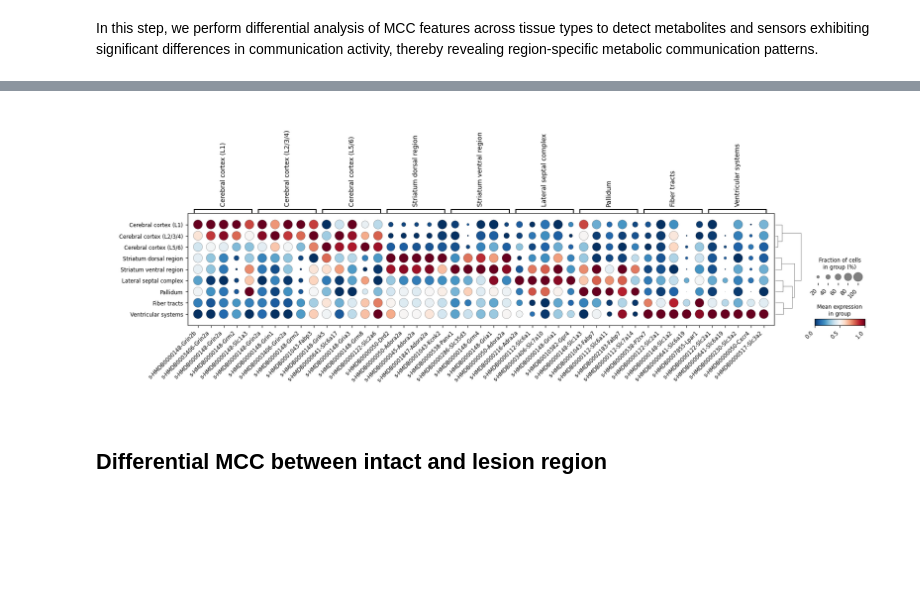
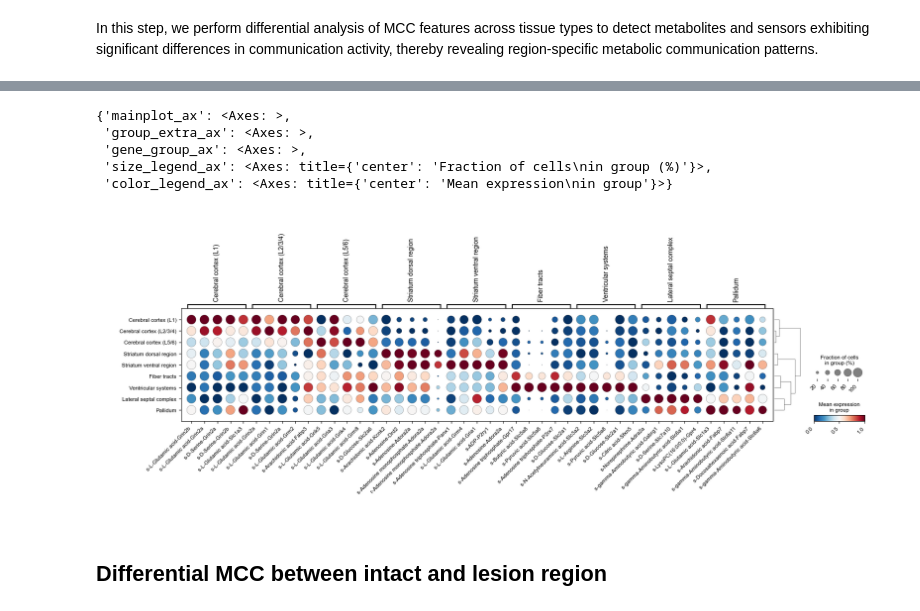
Before and after one commit to SonghaoLuo/MetaChat, a Jupyter notebook: docs/real_data/1_mouse_brain_parkinson/1.2_mouse_brain_parkinson_comparasion.ipynb, the cells around one changed output, grey strips where cells are left out. Saved outputs shown, nothing was run; the diff lists cells and outputs as text; code cells hidden in the pictures; blank space fills up the shorter version.

```diff
--- a/docs/real_data/1_mouse_brain_parkinson/1.2_mouse_brain_parkinson_comparasion.ipynb
+++ b/docs/real_data/1_mouse_brain_parkinson/1.2_mouse_brain_parkinson_comparasion.ipynb
@@ -102,18 +104,17 @@ adata_MCC_key.obs['tissue_type'] = adata.obs['tissue_type'].copy()
 sc.tl.rank_genes_groups(adata_MCC_key, groupby="tissue_type", method="t-test_overestim_var")
 DEG_result = sc.get.rank_genes_groups_df(adata_MCC_key, group=None, pval_cutoff=0.05, log2fc_min=1)
 # %%
-dp = sc.pl.rank_genes_groups_dotplot(
+# `mc.pl.plot_rank_MCC_dotplot` wraps `sc.pl.rank_genes_groups_dotplot` and
+# replaces each HMDB accession in the signal names by the metabolite name, so
+# the axis reads e.g. `s-Dopamine-Drd1` instead of `s-HMDB0000073-Drd1`.
+# Use `label="hmdb"` to keep the accessions, or `label="both"` for both.
+mc.pl.plot_rank_MCC_dotplot(
     adata_MCC_key,
     n_genes=5,
     standard_scale='var',
     cmap='RdBu_r',
     swap_axes=False,
-    show=False
+    rotation=45,
 )
-
-for ax in plt.gcf().axes:
-    ax.tick_params(axis='x', labelrotation=45)
-    for tick in ax.get_xticklabels():
-        tick.set_horizontalalignment('right')
 # %% [output]
 WARNING: dendrogram data not found (using key=dendrogram_tissue_type). Running `sc.tl.dendrogram` with default parameters. For fine tuning it is recommended to run `sc.tl.dendrogram` independently.
@@ -121,5 +122,10 @@ WARNING: You’re trying to run this on 668 dimensions of `.X`, if you really wa
          Falling back to preprocessing with `sc.pp.pca` and default params.
+{'mainplot_ax': <Axes: >,
+ 'group_extra_ax': <Axes: >,
+ 'gene_group_ax': <Axes: >,
+ 'size_legend_ax': <Axes: title={'center': 'Fraction of cells\nin group (%)'}>,
+ 'color_legend_ax': <Axes: title={'center': 'Mean expression\nin group'}>}
-[figure, old version]
+[figure, new version]
 # %% [markdown]
 ## Differential MCC between intact and lesion region
 # %% [markdown]
```
Also changed, not shown: parts of 9 cells of this notebook, 19 other files.
